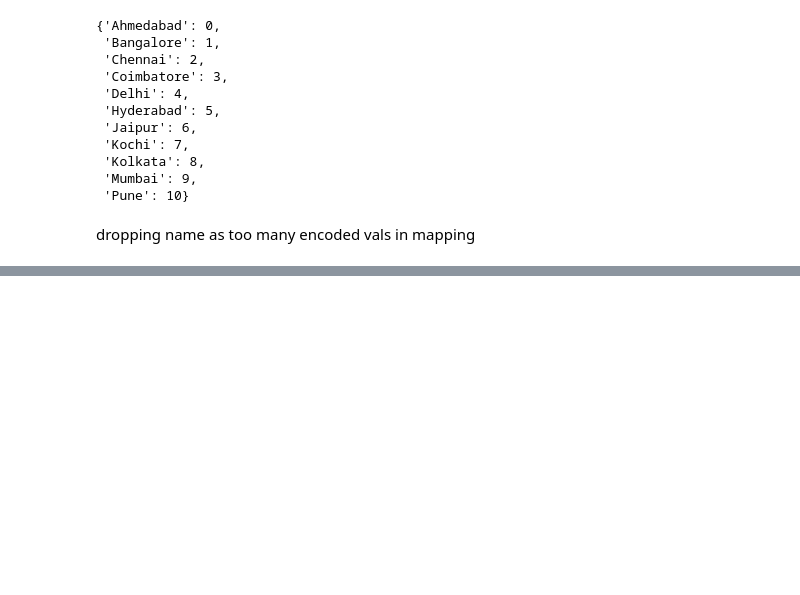
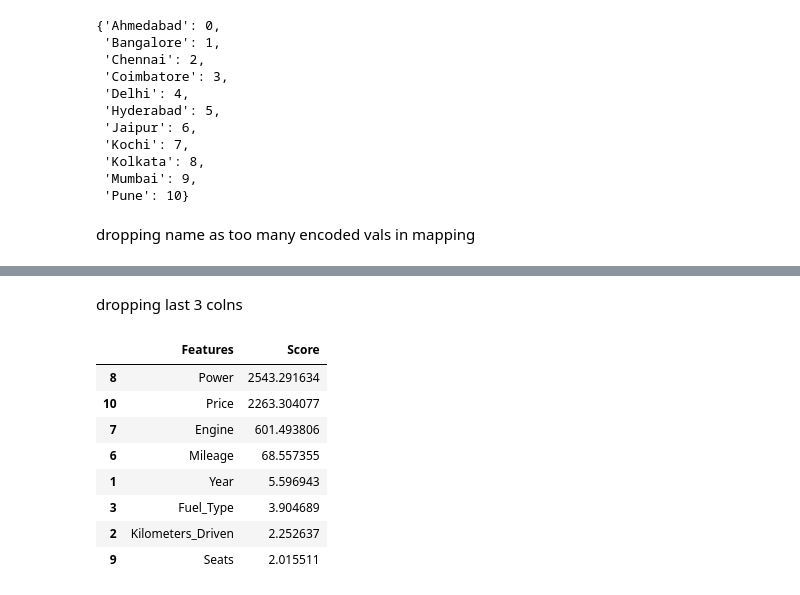
Before and after one commit to snimale/ML-Learning, a Jupyter notebook: DataPreprocessingPractice.ipynb, the cells around one changed output, grey strips where cells are left out. Saved outputs shown, nothing was run; the diff lists cells and outputs as text; code cells hidden in the pictures; blank space fills up the shorter version.

```diff
--- a/DataPreprocessingPractice.ipynb
+++ b/DataPreprocessingPractice.ipynb
@@ -424,0 +464,3 @@ df.head(3)
+# %%
+df = df[['Location', 'Year', 'Kilometers_Driven', 'Fuel_Type', 'Transmission', 'Owner_Type', 'Mileage', 'Engine', 'Power', 'Seats', 'Price', 'New_Price']]
+df.drop(index=df.loc[df['Price'].isnull()].index, inplace=True)
@@ -424,0 +502,15 @@ df.head(3)
+# %% [markdown]
+dropping last 3 colns
+# %%
+features_rank.drop(index=features_rank.loc[features_rank['Score']<1].index, inplace=True)
+features_rank
+# %% [output]
+|  | Features | Score |
+| 8 | Power | 2543.291634 |
+| 10 | Price | 2263.304077 |
+| 7 | Engine | 601.493806 |
+| 6 | Mileage | 68.557355 |
+| 1 | Year | 5.596943 |
+| 3 | Fuel_Type | 3.904689 |
+| 2 | Kilometers_Driven | 2.252637 |
+| 9 | Seats | 2.015511 |
```
Also changed, not shown: parts of 17 cells of this notebook.
